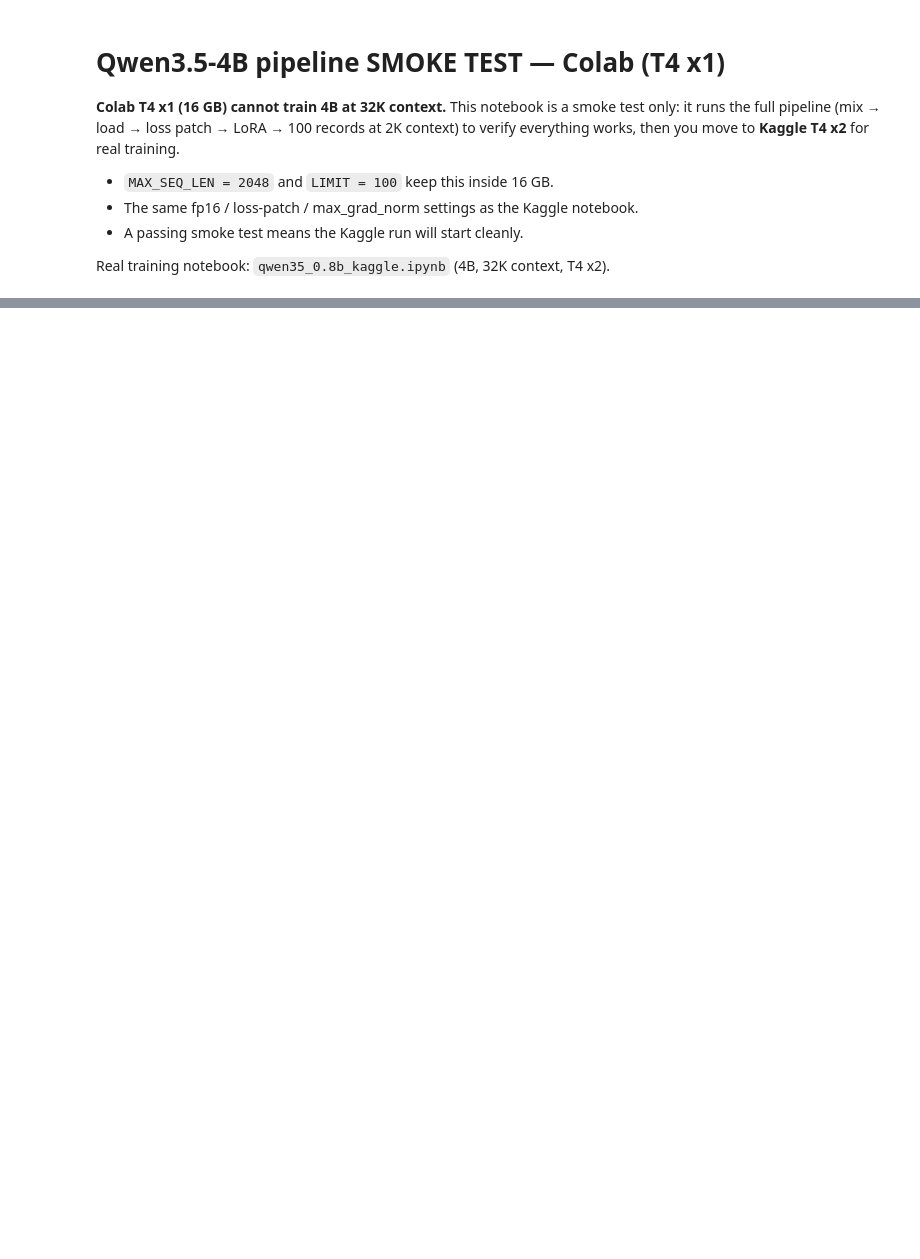
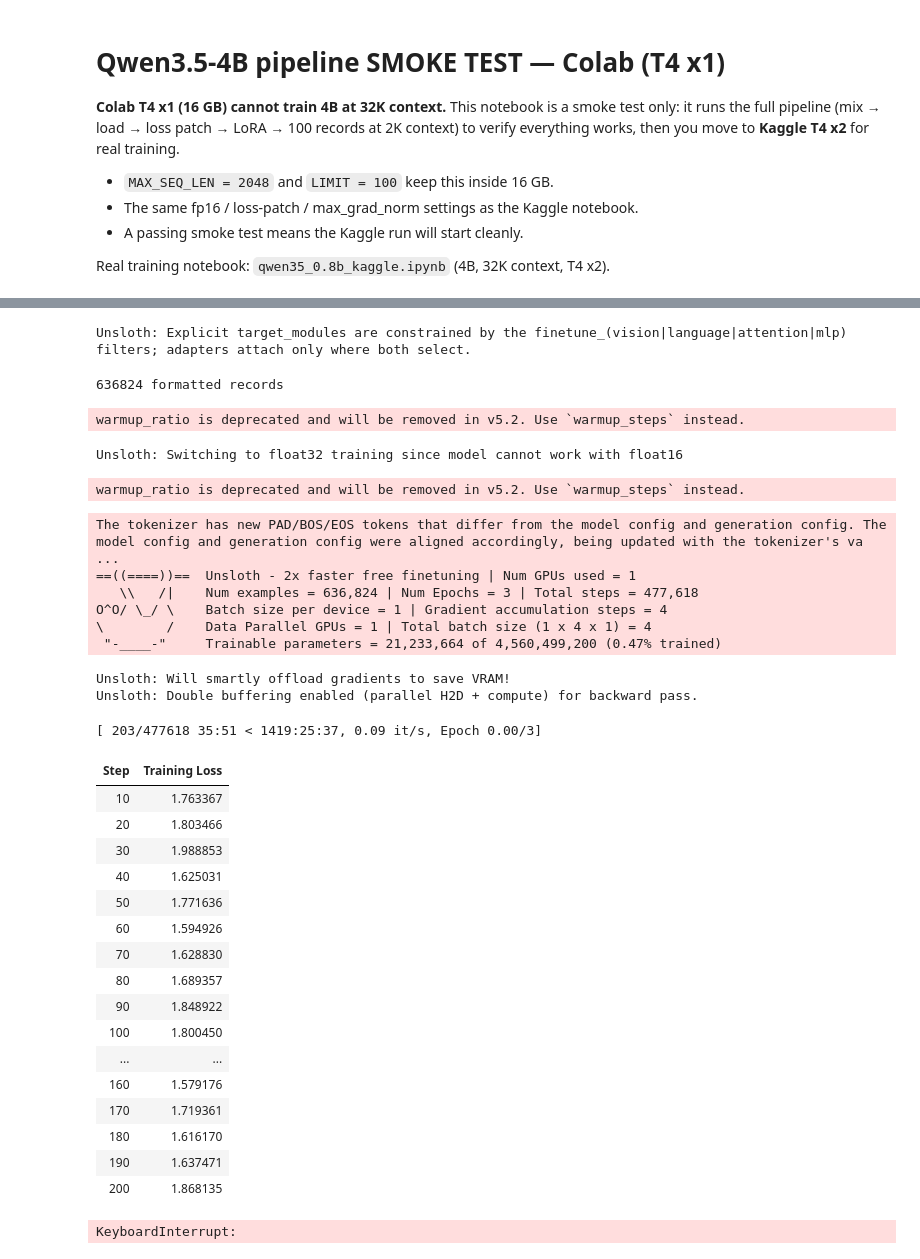
Before and after one commit to michaelowusuntim6/MoE-orchestrator, a Jupyter notebook: notebooks/qwen35_0.8b_colab.ipynb, the cells around one changed output, grey strips where cells are left out. Saved outputs shown, nothing was run; the diff lists cells and outputs as text; code cells hidden in the pictures; blank space fills up the shorter version.

```diff
--- a/notebooks/qwen35_0.8b_colab.ipynb
+++ b/notebooks/qwen35_0.8b_colab.ipynb
@@ -24,14 +63,14 @@ from transformers import TrainingArguments
 
 # ── CONFIG ────────────────────────────────────────
 DATASETS = [
-    "code-review-qwen35",
-    "debug-qwen35",
+    "kernel-syzfix-qwen35",
+    "security-qa-qwen35",
 ]
 
 BASE_MODEL = "unsloth/Qwen3.5-4B"
 EXPERT_NAME = "code-review-lora"
-MAX_SEQ_LEN = 2048
-LIMIT = 100          # 0 = exhaust every mixed record
+MAX_SEQ_LEN = 4096
+LIMIT = 200          # 0 = exhaust every mixed record
 PUSH_TO_HUB = False
 OUT_DIR = "/content"
 SEED = 3407
@@ -114,6 +215,8 @@ model = FastLanguageModel.get_peft_model(
     use_gradient_checkpointing="unsloth",
     random_state=SEED,
 )
+# %% [output]
+Unsloth: Explicit target_modules are constrained by the finetune_(vision|language|attention|mlp) filters; adapters attach only where both select.
 # %%
 def format_record(ex):
     ex["text"] = tokenizer.apply_chat_template(
@@ -122,36 +225,69 @@ def format_record(ex):
 
 ds = ds.map(format_record, num_proc=2)
 print(len(ds), "formatted records")
+# %% [output]
+636824 formatted records
 # %%
 trainer = SFTTrainer(
     model=model,
     tokenizer=tokenizer,
     train_dataset=ds,
     dataset_text_field="text",
     max_seq_length=MAX_SEQ_LEN,
     dataset_num_proc=2,
     packing=False,
     args=TrainingArguments(
         per_device_train_batch_size=1,       # 1 — do not raise at 32K
         gradient_accumulation_steps=4,       # smooths gradients
-        num_train_epochs=1,
-        learning_rate=1e-4,                  # 1e-4 for 4B; 2e-4 too hot
+        num_train_epochs=3,
+        learning_rate=1.5e-5,                  # 1.5e-5 for 4B; 2e-4 too hot
         bf16=False,                          # T4: no bf16
         fp16=True,                           # T4: fp16
         max_grad_norm=0.3,                   # tighter than default 1.0
         logging_steps=10,
         optim="paged_adamw_8bit",
         weight_decay=0.01,
         lr_scheduler_type="linear",
         warmup_ratio=0.1,
         output_dir=f"{OUT_DIR}/outputs/{EXPERT_NAME}",
         save_strategy="epoch",
         save_total_limit=1,
         seed=SEED,
         report_to="none",
     ),
 )
 trainer.train()
+# %% [output]
+warmup_ratio is deprecated and will be removed in v5.2. Use `warmup_steps` instead.
+Unsloth: Switching to float32 training since model cannot work with float16
+warmup_ratio is deprecated and will be removed in v5.2. Use `warmup_steps` instead.
+The tokenizer has new PAD/BOS/EOS tokens that differ from the model config and generation config. The model config and generation config were aligned accordingly, being updated with the tokenizer's va ...
+==((====))==  Unsloth - 2x faster free finetuning | Num GPUs used = 1
+   \\   /|    Num examples = 636,824 | Num Epochs = 3 | Total steps = 477,618
+O^O/ \_/ \    Batch size per device = 1 | Gradient accumulation steps = 4
+\        /    Data Parallel GPUs = 1 | Total batch size (1 x 4 x 1) = 4
+ "-____-"     Trainable parameters = 21,233,664 of 4,560,499,200 (0.47% trained)
+Unsloth: Will smartly offload gradients to save VRAM!
+Unsloth: Double buffering enabled (parallel H2D + compute) for backward pass.
+[ 203/477618 35:51 < 1419:25:37, 0.09 it/s, Epoch 0.00/3]
+| Step | Training Loss |
+| 10 | 1.763367 |
+| 20 | 1.803466 |
+| 30 | 1.988853 |
+| 40 | 1.625031 |
+| 50 | 1.771636 |
+| 60 | 1.594926 |
+| 70 | 1.628830 |
+| 80 | 1.689357 |
+| 90 | 1.848922 |
+| 100 | 1.800450 |
+| ... | ... |
+| 160 | 1.579176 |
+| 170 | 1.719361 |
+| 180 | 1.616170 |
+| 190 | 1.637471 |
+| 200 | 1.868135 |
+KeyboardInterrupt:
 # %%
 model.save_pretrained(f"{OUT_DIR}/adapters/{EXPERT_NAME}")
 tokenizer.save_pretrained(f"{OUT_DIR}/adapters/{EXPERT_NAME}")
```
Also changed, not shown: parts of 7 cells of this notebook.
